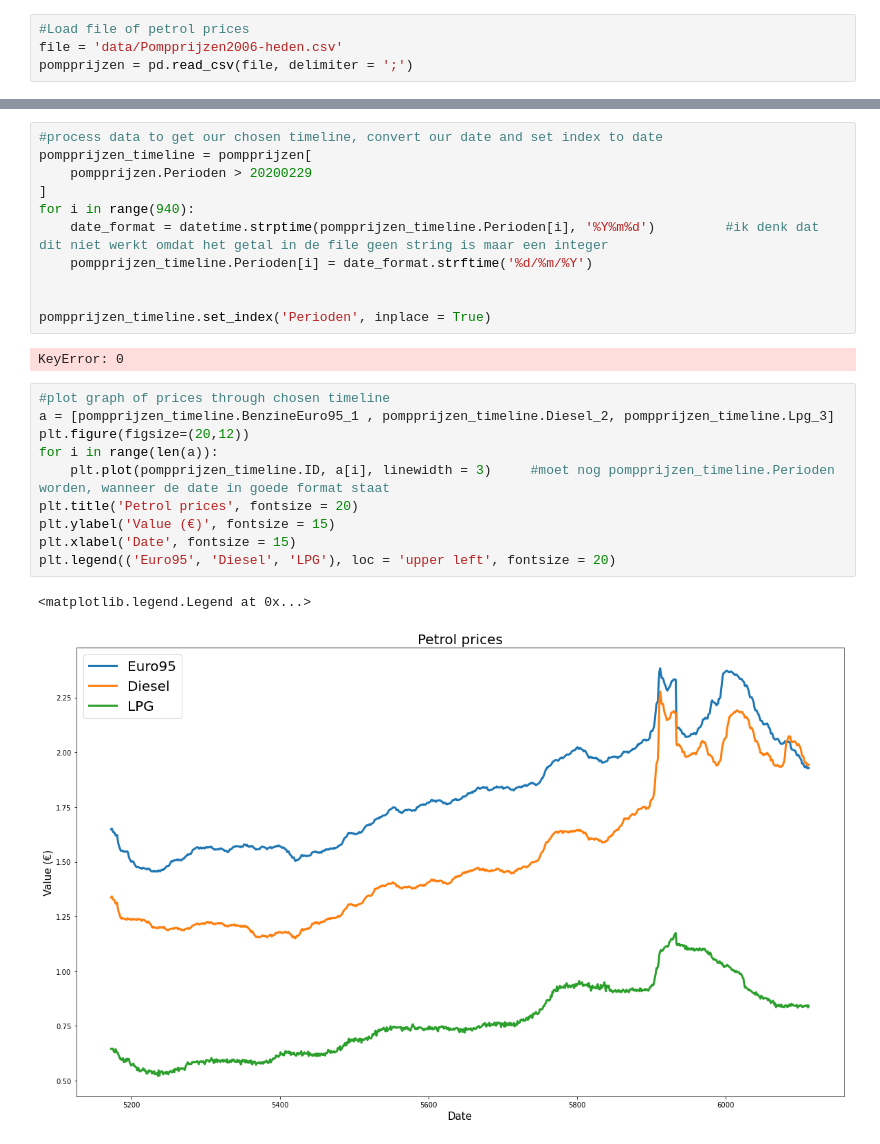
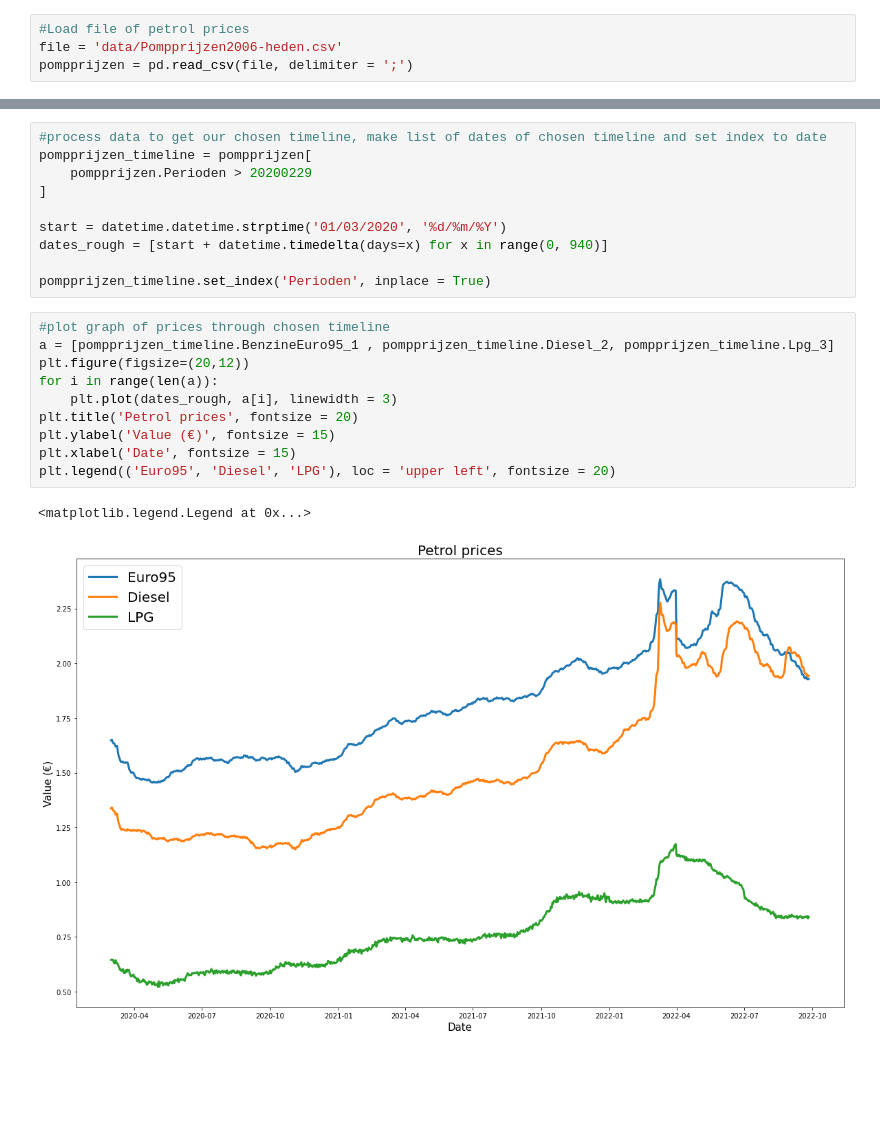
Before and after one commit to benjaminvburik/TIL6022---Project, a Jupyter notebook: project pompprijzen.ipynb, the cells around one changed output, grey strips where cells are left out. Cells and saved outputs as stored; diff of their text form; blank space fills up the shorter version.

Commit message:
nieuwe versie notebook pompprijzen

```diff
--- a/project pompprijzen.ipynb
+++ b/project pompprijzen.ipynb
@@ -16,29 +16,26 @@ print(now_better)
 # %% [output]
 23/08/2022
 # %%
-#process data to get our chosen timeline, convert our date and set index to date
+#process data to get our chosen timeline, make list of dates of chosen timeline and set index to date
 pompprijzen_timeline = pompprijzen[
     pompprijzen.Perioden > 20200229
 ]
-for i in range(940):
-    date_format = datetime.strptime(pompprijzen_timeline.Perioden[i], '%Y%m%d')         #ik denk dat dit niet werkt omdat het getal in de file geen string is maar een integer
-    pompprijzen_timeline.Perioden[i] = date_format.strftime('%d/%m/%Y')
 
+start = datetime.datetime.strptime('01/03/2020', '%d/%m/%Y')
+dates_rough = [start + datetime.timedelta(days=x) for x in range(0, 940)]
 
 pompprijzen_timeline.set_index('Perioden', inplace = True)
-# %% [output]
-KeyError: 0
 # %%
 #plot graph of prices through chosen timeline
 a = [pompprijzen_timeline.BenzineEuro95_1 , pompprijzen_timeline.Diesel_2, pompprijzen_timeline.Lpg_3]
 plt.figure(figsize=(20,12))
 for i in range(len(a)):
-    plt.plot(pompprijzen_timeline.ID, a[i], linewidth = 3)     #moet nog pompprijzen_timeline.Perioden worden, wanneer de date in goede format staat
+    plt.plot(dates_rough, a[i], linewidth = 3)
 plt.title('Petrol prices', fontsize = 20)
 plt.ylabel('Value (€)', fontsize = 15)
 plt.xlabel('Date', fontsize = 15)
 plt.legend(('Euro95', 'Diesel', 'LPG'), loc = 'upper left', fontsize = 20)
 # %% [output]
 <matplotlib.legend.Legend at 0x...>
-[figure, old version]
+[figure, new version]
 # %%
```
Also changed, not shown: parts of 3 cells of this notebook.
